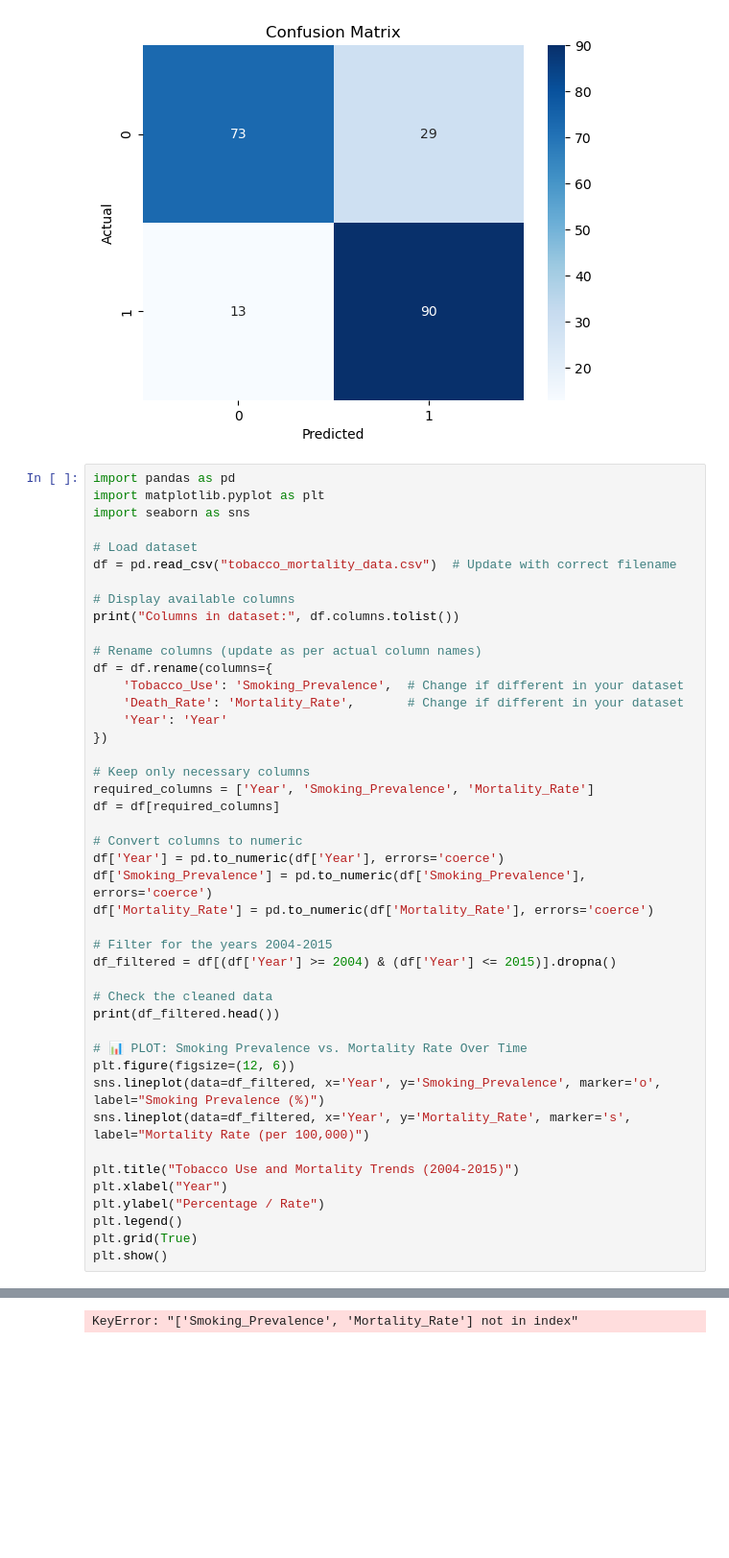
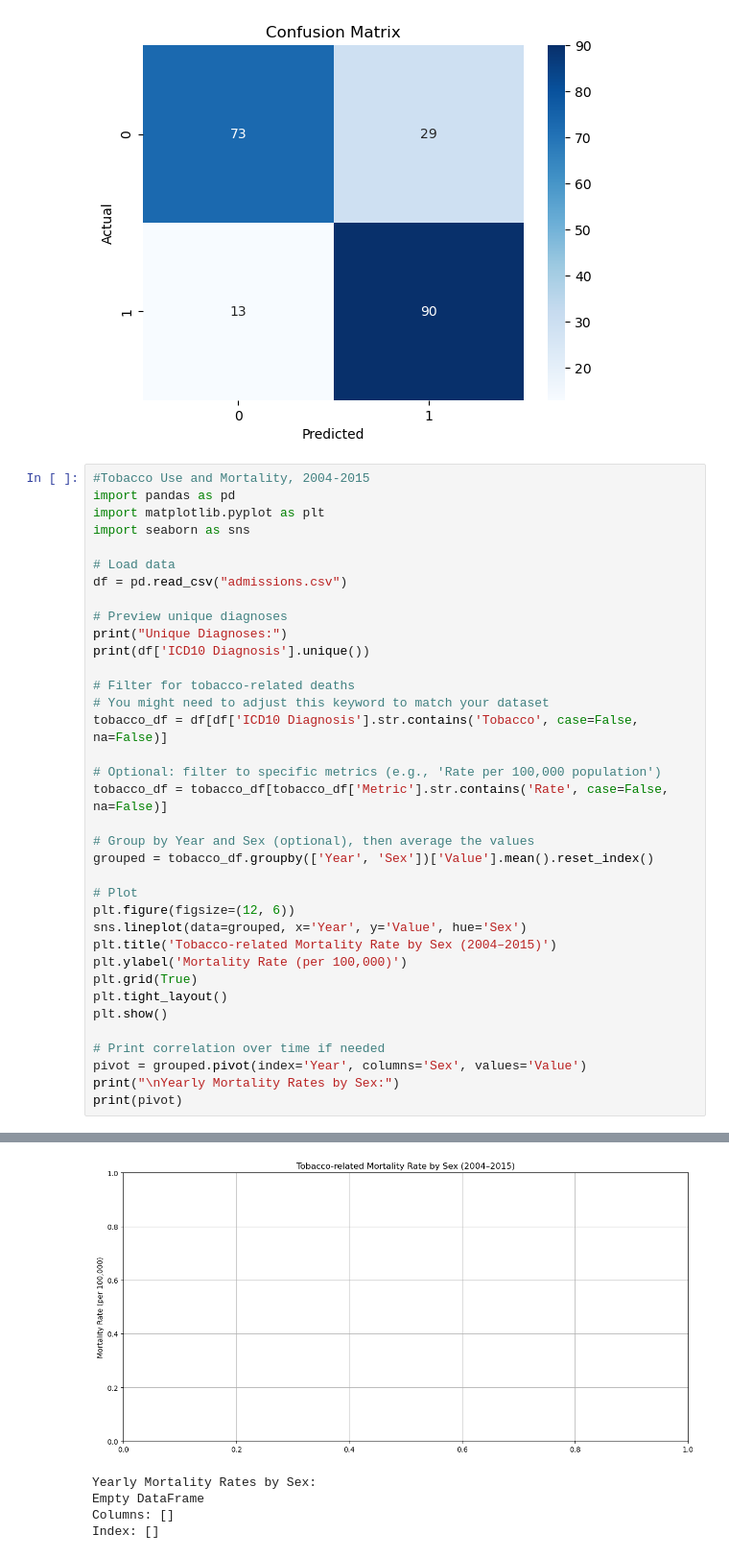
Before and after one commit to Mskag/project, a Jupyter notebook: Unified Projects.ipynb, the cells around one changed output, grey strips where cells are left out. Shown: that part at 96% size. Cells and saved outputs as stored; diff of their text form; blank space fills up the shorter version.

```diff
--- a/Unified Projects.ipynb
+++ b/Unified Projects.ipynb
@@ -132,47 +132,39 @@ Confusion Matrix:
  [13 90]]
 [figure]
 # %%
+#Tobacco Use and Mortality, 2004-2015
 import pandas as pd
 import matplotlib.pyplot as plt
 import seaborn as sns
 
-# Load dataset
-df = pd.read_csv("tobacco_mortality_data.csv")  # Update with correct filename
+# Load data
+df = pd.read_csv("admissions.csv")
 
-# Display available columns
-print("Columns in dataset:", df.columns.tolist())
+# Preview unique diagnoses
+print("Unique Diagnoses:")
+print(df['ICD10 Diagnosis'].unique())
 
-# Rename columns (update as per actual column names)
-df = df.rename(columns={
-    'Tobacco_Use': 'Smoking_Prevalence',  # Change if different in your dataset
-    'Death_Rate': 'Mortality_Rate',       # Change if different in your dataset
-    'Year': 'Year'
-})
+# Filter for tobacco-related deaths
+# You might need to adjust this keyword to match your dataset
+tobacco_df = df[df['ICD10 Diagnosis'].str.contains('Tobacco', case=False, na=False)]
 
-# Keep only necessary columns
-required_columns = ['Year', 'Smoking_Prevalence', 'Mortality_Rate']
-df = df[required_columns]
+# Optional: filter to specific metrics (e.g., 'Rate per 100,000 population')
+tobacco_df = tobacco_df[tobacco_df['Metric'].str.contains('Rate', case=False, na=False)]
 
-# Convert columns to numeric
-df['Year'] = pd.to_numeric(df['Year'], errors='coerce')
-df['Smoking_Prevalence'] = pd.to_numeric(df['Smoking_Prevalence'], errors='coerce')
-df['Mortality_Rate'] = pd.to_numeric(df['Mortality_Rate'], errors='coerce')
+# Group by Year and Sex (optional), then average the values
+grouped = tobacco_df.groupby(['Year', 'Sex'])['Value'].mean().reset_index()
 
-# Filter for the years 2004-2015
-df_filtered = df[(df['Year'] >= 2004) & (df['Year'] <= 2015)].dropna()
+# Plot
+plt.figure(figsize=(12, 6))
+sns.lineplot(data=grouped, x='Year', y='Value', hue='Sex')
+plt.title('Tobacco-related Mortality Rate by Sex (2004–2015)')
+plt.ylabel('Mortality Rate (per 100,000)')
+plt.grid(True)
+plt.tight_layout()
+plt.show()
 
-# Check the cleaned data
-print(df_filtered.head())
-
-# 📊 PLOT: Smoking Prevalence vs. Mortality Rate Over Time
-plt.figure(figsize=(12, 6))
-sns.lineplot(data=df_filtered, x='Year', y='Smoking_Prevalence', marker='o', label="Smoking Prevalence (%)")
-sns.lineplot(data=df_filtered, x='Year', y='Mortality_Rate', marker='s', label="Mortality Rate (per 100,000)")
-
-plt.title("Tobacco Use and Mortality Trends (2004-2015)")
-plt.xlabel("Year")
-plt.ylabel("Percentage / Rate")
-plt.legend()
-plt.grid(True)
-plt.show()
+# Print correlation over time if needed
+pivot = grouped.pivot(index='Year', columns='Sex', values='Value')
+print("\nYearly Mortality Rates by Sex:")
+print(pivot)
 # %% [output]
@@ -180 +184,5 @@ Columns in dataset: ['Year', 'ICD10 Code', 'ICD10 Diagnosis', 'Diagnosis Type',
+[figure, added]
-KeyError: "['Smoking_Prevalence', 'Mortality_Rate'] not in index"
+Yearly Mortality Rates by Sex:
+Empty DataFrame
+Columns: []
+Index: []
```
Also changed, not shown: parts of 13 cells of this notebook.
